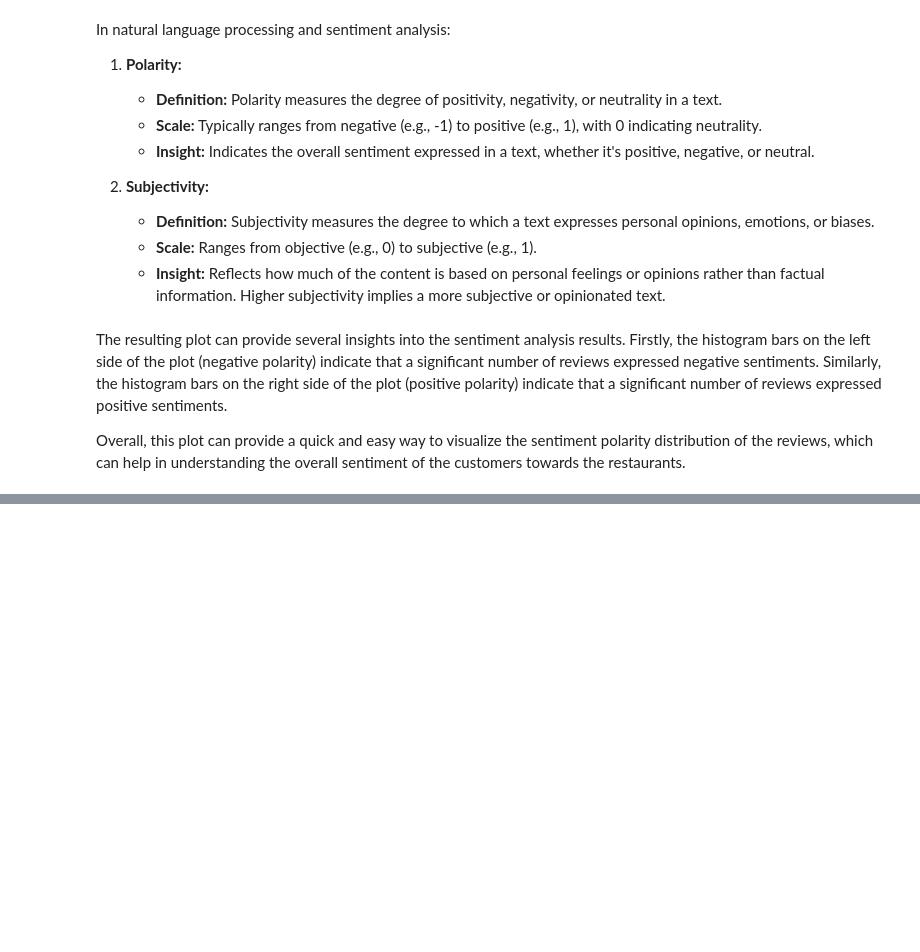
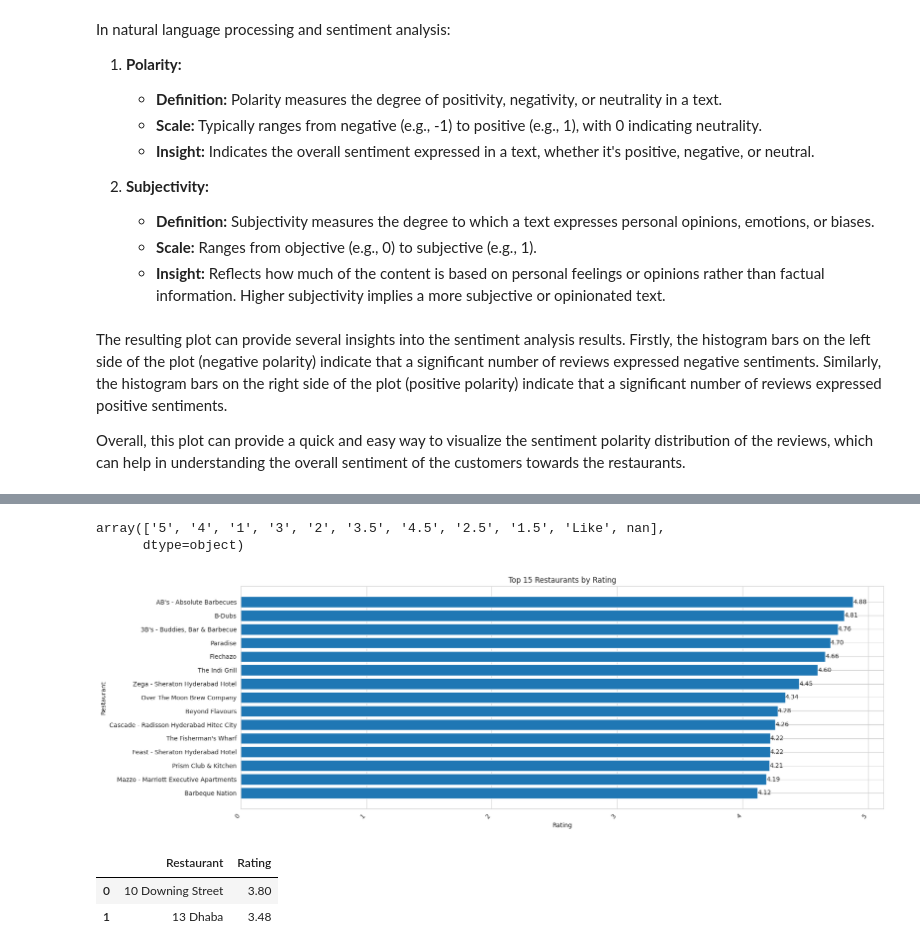
Before and after one commit to dipakpatil2001/Zomato-Restaurant-Clustering-And-Sentiment-Analysis-Unsupervised-ML, a Jupyter notebook: Zomato_Restaurant_Clustering_And_Sentiment_Analysis.ipynb, the cells around one changed output, grey strips where cells are left out. Drawn from its saved outputs; the diff is of its cells as text; code cells hidden in the pictures; blank space fills up the shorter version.

```diff
--- a/Zomato_Restaurant_Clustering_And_Sentiment_Analysis.ipynb
+++ b/Zomato_Restaurant_Clustering_And_Sentiment_Analysis.ipynb
@@ -1455,0 +1513,43 @@ Overall, this plot can provide a quick and easy way to visualize the sentiment p
+# %%
+# Checking the unique for rating.
+rev_df['Rating'].unique()
+# %% [output]
+array(['5', '4', '1', '3', '2', '3.5', '4.5', '2.5', '1.5', 'Like', nan],
+      dtype=object)
+# %%
+# Remove nan rating in Rating column.
+rev_df.dropna(subset=['Rating'],inplace=True)
+
+# Change data type of rating column to float.
+rev_df['Rating']= rev_df['Rating'].astype('float')
+# %%
+# Dropping the null Values from review column.
+rev_df.dropna(subset =['Review'], inplace=True)
+# %%
+# Grouping the restaurant on the basis of average rating.
+ratings_df = rev_df.groupby('Restaurant')['Rating'].mean().reset_index()
+# %%
+# Top highly rated 15 restaurants.
+# Sort by 'Rating' in descending order and select the top 15 rows
+top_ratings = ratings_df.sort_values(by='Rating', ascending=False).head(15)
+top_ratings = top_ratings[::-1]
+# Plotting the bar graph
+plt.figure(figsize=(18, 6))  # Adjust the figure size as needed
+bars=plt.barh(top_ratings['Restaurant'], top_ratings['Rating'])
+plt.xlabel('Rating')
+plt.ylabel('Restaurant')
+plt.title('Top 15 Restaurants by Rating')
+plt.xticks(rotation=45, ha='right')  # Rotate x-axis labels for better readability
+# Annotating bars with their respective ratings
+for bar, rating in zip(bars, top_ratings['Rating']):
+    plt.text(bar.get_width(), bar.get_y() + bar.get_height() / 2, f'{rating:.2f}', va='center')
+plt.tight_layout()  # Adjust layout for better visualization
+plt.show()
+# %% [output]
+[figure, added]
+# %%
+ratings_df.head(2)
+# %% [output]
+|  | Restaurant | Rating |
+| 0 | 10 Downing Street | 3.80 |
+| 1 | 13 Dhaba | 3.48 |
```
Also changed, not shown: parts of 30 cells of this notebook.
